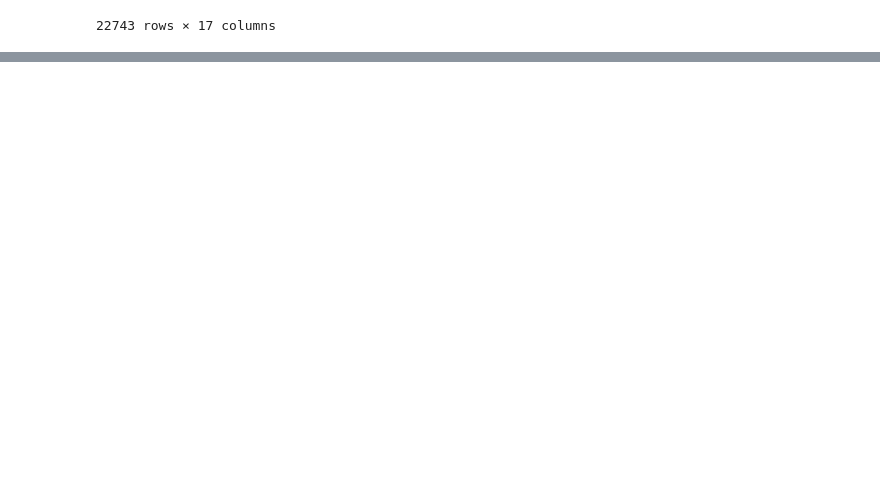
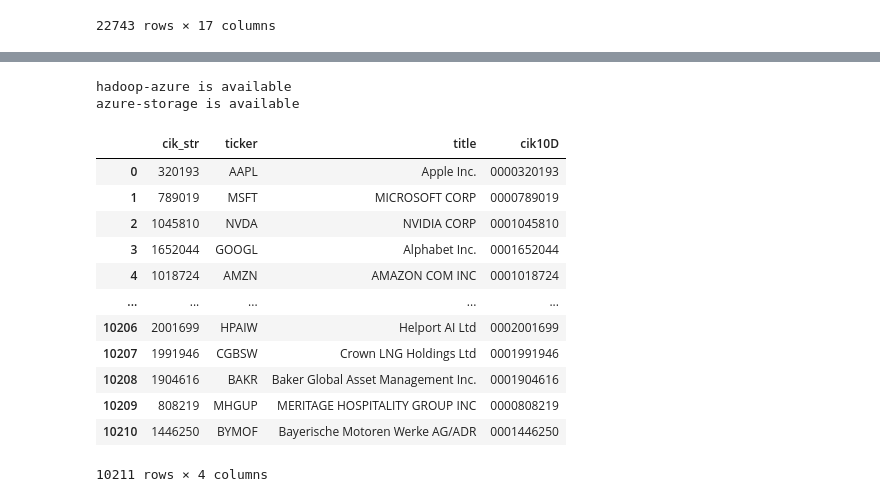
Before and after one commit to prosowiec/DeltaStock, a Jupyter notebook: methods.ipynb, the cells around one changed output, grey strips where cells are left out. Drawn from its saved outputs; the diff is of its cells as text; code cells hidden in the pictures; blank space fills up the shorter version.

Commit message:
Add spark methods file

```diff
--- a/methods.ipynb
+++ b/methods.ipynb
@@ -78,0 +77,26 @@ generate_CIK_TICKER()
+# %%
+from scraper import generate_CIK_TICKER
+import spark_operations
+
+sec_ticker = generate_CIK_TICKER()
+sparkclass = spark_operations.sparkDelta()
+sparkclass.saveDeltaTable(sec_ticker, 'ticker-sec')
+#sparkclass.sparkStop()
+sparkclass.readDeltaTable('ticker-sec')
+sec_ticker
+# %% [output]
+hadoop-azure is available
+azure-storage is available
+|  | cik_str | ticker | title | cik10D |
+| 0 | 320193 | AAPL | Apple Inc. | 0000320193 |
+| 1 | 789019 | MSFT | MICROSOFT CORP | 0000789019 |
+| 2 | 1045810 | NVDA | NVIDIA CORP | 0001045810 |
+| 3 | 1652044 | GOOGL | Alphabet Inc. | 0001652044 |
+| 4 | 1018724 | AMZN | AMAZON COM INC | 0001018724 |
+| ... | ... | ... | ... | ... |
+| 10206 | 2001699 | HPAIW | Helport AI Ltd | 0002001699 |
+| 10207 | 1991946 | CGBSW | Crown LNG Holdings Ltd | 0001991946 |
+| 10208 | 1904616 | BAKR | Baker Global Asset Management Inc. | 0001904616 |
+| 10209 | 808219 | MHGUP | MERITAGE HOSPITALITY GROUP INC | 0000808219 |
+| 10210 | 1446250 | BYMOF | Bayerische Motoren Werke AG/ADR | 0001446250 |
+10211 rows × 4 columns
```
Also changed, not shown: parts of 6 cells of this notebook, 6 other files.
